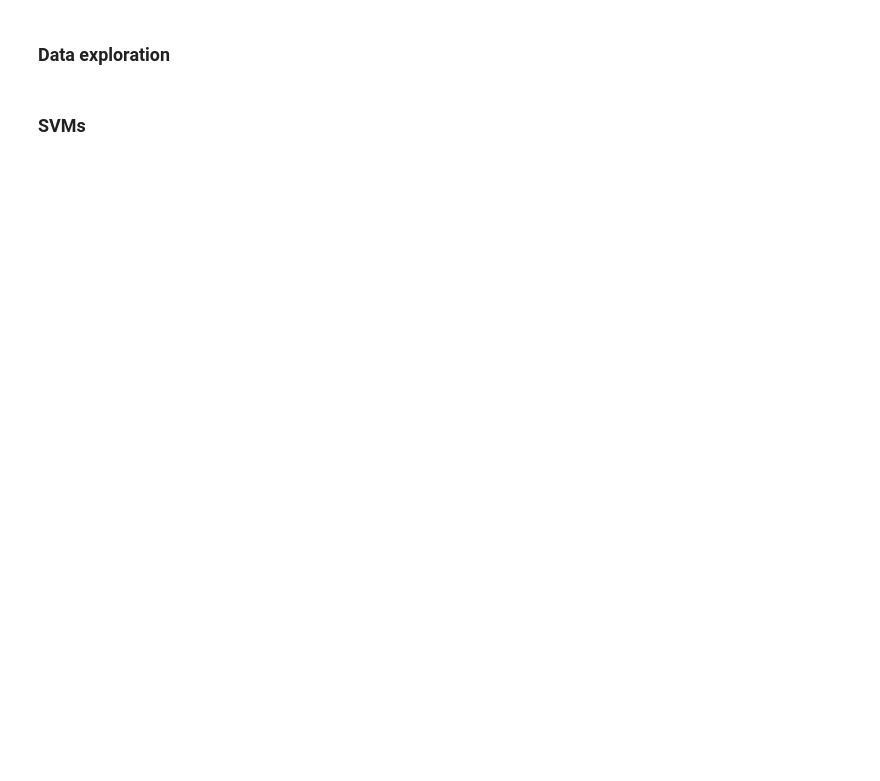
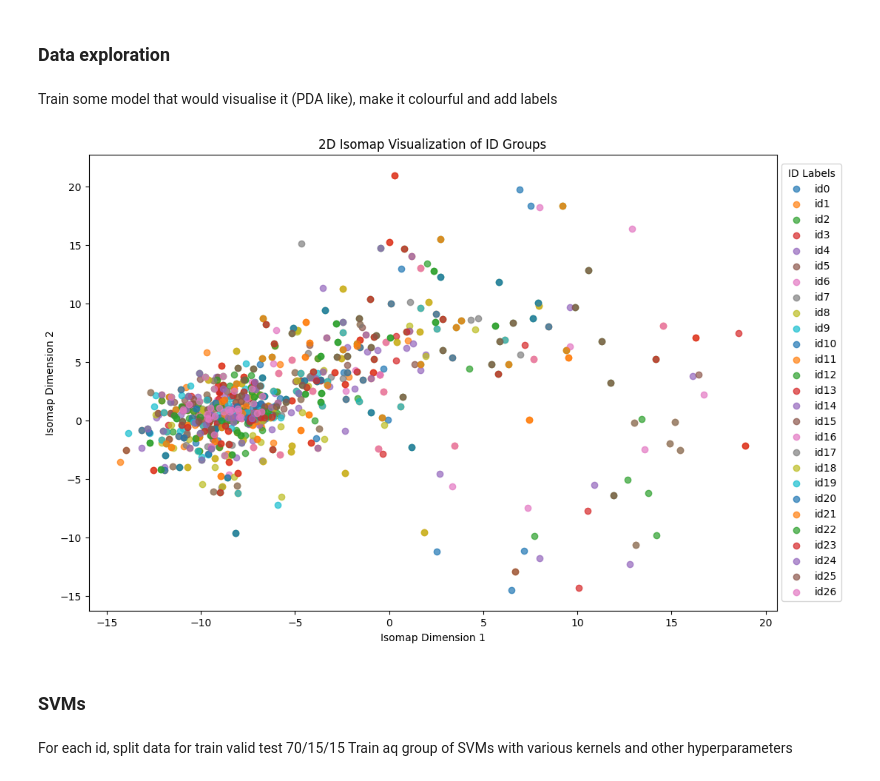
Before and after one commit to samarrik/motion_signature, a Jupyter notebook: main.ipynb, the cells around one changed output. Cells and saved outputs as stored; diff of their text form; code cells hidden in the pictures; blank space fills up the shorter version.

Commit message:
Attempts to visualise, stop putting pristinecolumn to the dataset

```diff
--- a/main.ipynb
+++ b/main.ipynb
@@ -26,0 +32,6 @@ df.fillna(0, inplace=True)
+# %%
+df['idP'] = df.index.str.contains("pristine").astype(int)
+df['idF'] = df.index.str.contains("fake").astype(int)
+for i in range(27):
+    column_name = f'id{i}'
+    df[column_name] = df.index.str.contains(f'id{i}') & df.index.str.contains('celeb')
@@ -27,2 +47,31 @@ df.fillna(0, inplace=True)
 # %% [markdown]
 ### Data exploration
+# %% [markdown]
+Train some model that would visualise it (PDA like), make it colourful and add labels
+# %%
+from sklearn.manifold import Isomap
+import matplotlib.pyplot as plt
+
+# Extract the binary columns as the features
+X = df.values
+
+# Apply Isomap to reduce the dimensionality to 2 dimensions
+isomap = Isomap(n_components=2)
+X_transformed = isomap.fit_transform(X)
+
+# Define colors and labels for visualization
+plt.figure(figsize=(12, 8))
+
+# Scatter plot with a unique color and label for each id
+for i in range(27):
+    mask = df[f'id{i}'].values  # Mask for each specific ID group
+    plt.scatter(X_transformed[mask, 0], X_transformed[mask, 1], label=f'id{i}', alpha=0.7)
+
+# Adding plot labels and legend
+plt.title("2D Isomap Visualization of ID Groups")
+plt.xlabel("Isomap Dimension 1")
+plt.ylabel("Isomap Dimension 2")
+plt.legend(title="ID Labels", loc='center left', bbox_to_anchor=(1, 0.5))
+plt.show()
+# %% [output]
+[figure, added]
@@ -29,2 +129,5 @@ df.fillna(0, inplace=True)
 # %% [markdown]
 ### SVMs
+# %% [markdown]
+For each id, split data for train valid test 70/15/15
+Train aq group of SVMs with various kernels and other hyperparameters
```
Also changed, not shown: parts of 4 cells of this notebook, 1 other file.
